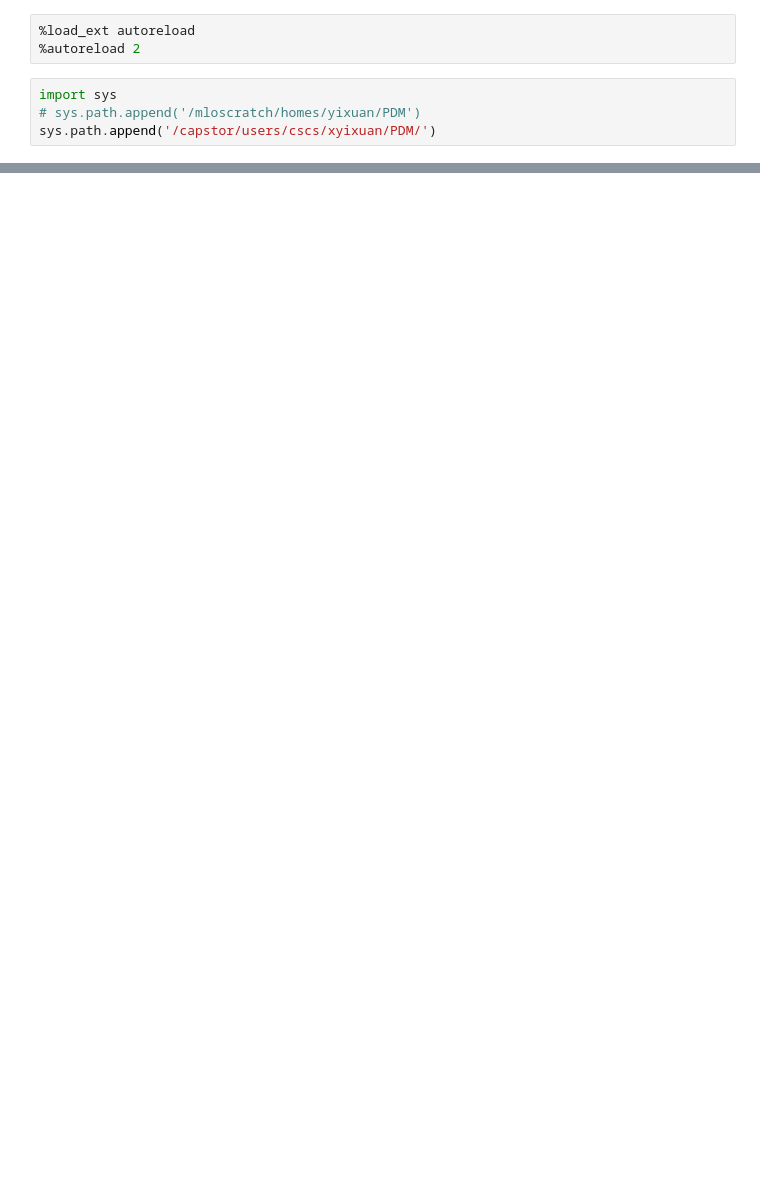
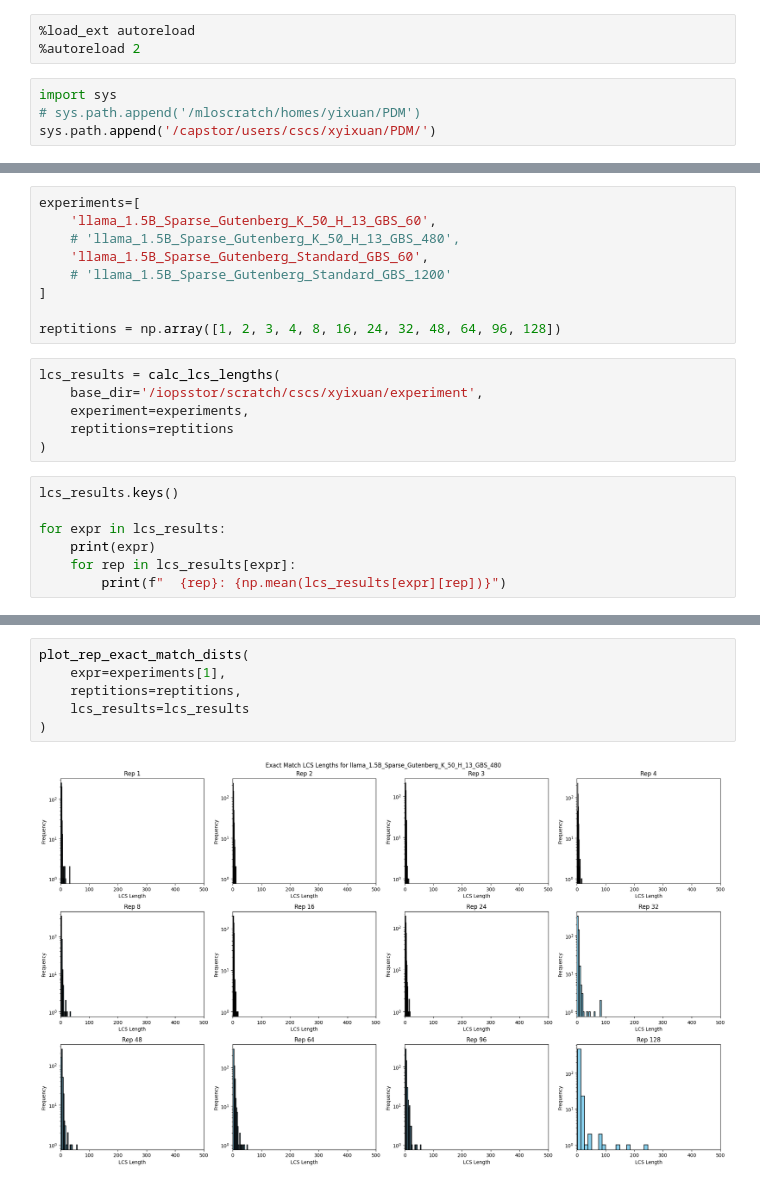
Before and after one commit to Alvorecer721/PDM, a Jupyter notebook: notebooks/sparse_gutenberg_eval.ipynb, the cells around one changed output, grey strips where cells are left out. Cells and saved outputs as stored; diff of their text form; blank space fills up the shorter version.

```diff
--- a/notebooks/sparse_gutenberg_eval.ipynb
+++ b/notebooks/sparse_gutenberg_eval.ipynb
@@ -42,0 +126,22 @@ def calc_avg_lcs_lengths(base_dir: str, reptitions: np.ndarray) -> dict[str, flo
+# %%
+experiments=[
+    'llama_1.5B_Sparse_Gutenberg_K_50_H_13_GBS_60',
+    # 'llama_1.5B_Sparse_Gutenberg_K_50_H_13_GBS_480',
+    'llama_1.5B_Sparse_Gutenberg_Standard_GBS_60',
+    # 'llama_1.5B_Sparse_Gutenberg_Standard_GBS_1200'
+]
+
+reptitions = np.array([1, 2, 3, 4, 8, 16, 24, 32, 48, 64, 96, 128])
+# %%
+lcs_results = calc_lcs_lengths(
+    base_dir='/iopsstor/scratch/cscs/xyixuan/experiment',
+    experiment=experiments,
+    reptitions=reptitions
+)
+# %%
+lcs_results.keys()
+
+for expr in lcs_results:
+    print(expr)
+    for rep in lcs_results[expr]:
+        print(f"  {rep}: {np.mean(lcs_results[expr][rep])}")
@@ -42,0 +217,8 @@ def calc_avg_lcs_lengths(base_dir: str, reptitions: np.ndarray) -> dict[str, flo
+# %%
+plot_rep_exact_match_dists(
+    expr=experiments[1],
+    reptitions=reptitions,
+    lcs_results=lcs_results
+)
+# %% [output]
+[figure, added]
```
Also changed, not shown: parts of 16 cells of this notebook, 14 other files.
